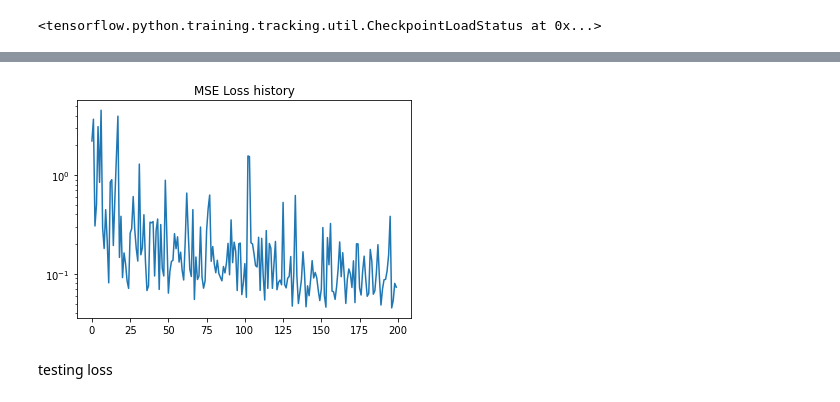
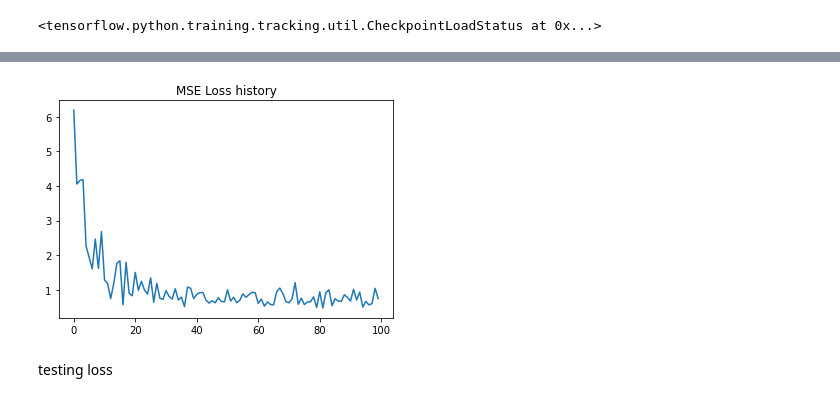
Before and after one commit to EiffL/sfh-inference-hackathon, a Jupyter notebook: notebooks/image_investigate.ipynb, the cells around one changed output, grey strips where cells are left out. Cells and saved outputs as stored; diff of their text form; code cells hidden in the pictures.

```diff
--- a/notebooks/image_investigate.ipynb
+++ b/notebooks/image_investigate.ipynb
@@ -22,0 +28,4 @@ dict_keys(['Mstar', 'Mstar_Half', 'SFR_Max', 'SFR_Rad', 'SFR_halfRad', 'last_maj
+# %%
+img200 = []
+for example in examples:
+    img200.append(example['noiseless_griz'].numpy())
@@ -92,12 +172,17 @@ dset = input_fn()
+# %%
+LEARNING_RATE=0.001
+LEARNING_RATE_EXP_DECAY=0.9
+
+lr_decay = tf.keras.callbacks.LearningRateScheduler(
+    lambda epoch: LEARNING_RATE * LEARNING_RATE_EXP_DECAY**epoch,
+    verbose=True)
 # %%
-model = Model(1)
-# print(model.summary)
-# dset = input_fn()
+
 
 model.compile(optimizer=tf.keras.optimizers.Adam(),
               loss=tf.keras.losses.MSE, metrics=['accuracy'])
-
-EPOCHS = 200
+label = 'img_cnn_last-mass'
+EPOCHS = 100
 now = str(datetime.datetime.now())[0:16].replace('-','_').replace(' ','_').replace(':','_')
 checkpoint_filepath = '/gpfsscratch/rech/qrc/commun/sfhsed/checkpoint/'+label+'/'+now
 model_checkpoint_callback = tf.keras.callbacks.ModelCheckpoint(
@@ -112,3 +205,4 @@ NameError: name 'label' is not defined
 # %%
-history = model.fit(dset, steps_per_epoch=200, epochs=EPOCHS, callbacks=[model_checkpoint_callback])
+dset = input_fn(mode='train', batch_size=32)
+history = model.fit(dset, steps_per_epoch=200, epochs=EPOCHS, callbacks=[model_checkpoint_callback, lr_decay])
 # %% [output]
@@ -160,12 +242,12 @@ _________________________________________________________________
 # %%
 %matplotlib inline
 plt.figure()
 plt.plot(np.arange(len(model.history.history['loss'])), model.history.history['loss'])
-plt.yscale('log')
+#plt.yscale('log')
 plt.title('MSE Loss history')
 plt.show()
 # %% [output]
-[figure, old version]
+[figure, new version]
 # %% [markdown]
 testing loss
 # %%
```
Also changed, not shown: parts of 32 cells of this notebook.
